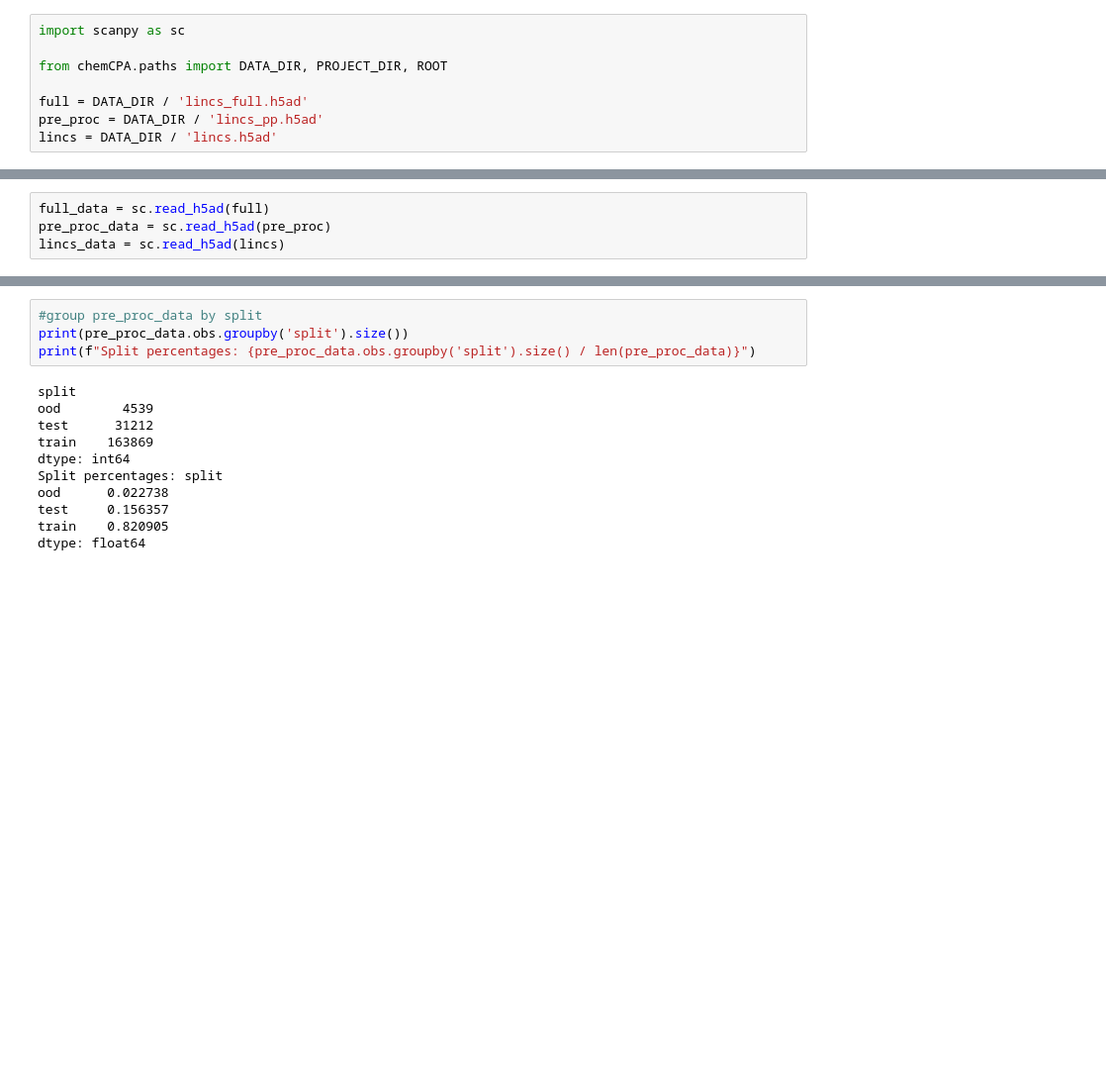
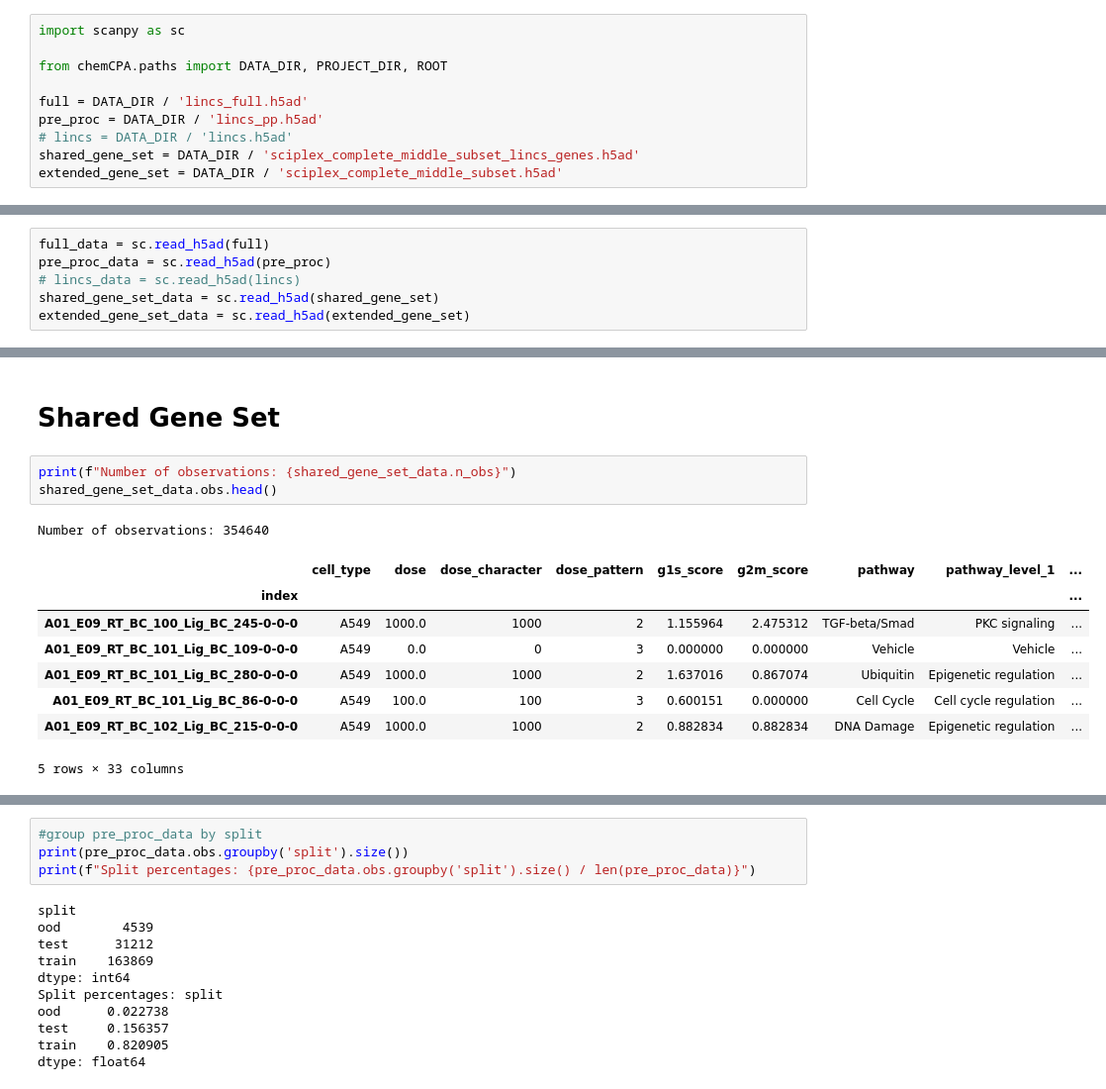
Before and after one commit to Doosheck/forkCPA, a Jupyter notebook: preprocessing/visualize copy.ipynb, the cells around one changed output, grey strips where cells are left out. Shown at 99% size. Cells and saved outputs as stored; diff of their text form; blank space fills up the shorter version.

```diff
--- a/preprocessing/visualize copy.ipynb
+++ b/preprocessing/visualize copy.ipynb
@@ -5,4 +5,6 @@ from chemCPA.paths import DATA_DIR, PROJECT_DIR, ROOT
 
 full = DATA_DIR / 'lincs_full.h5ad'
 pre_proc = DATA_DIR / 'lincs_pp.h5ad'
-lincs = DATA_DIR / 'lincs.h5ad'
+# lincs = DATA_DIR / 'lincs.h5ad'
+shared_gene_set = DATA_DIR / 'sciplex_complete_middle_subset_lincs_genes.h5ad'
+extended_gene_set = DATA_DIR / 'sciplex_complete_middle_subset.h5ad'
@@ -9,4 +15,6 @@ lincs = DATA_DIR / 'lincs.h5ad'
 # %%
 full_data = sc.read_h5ad(full)
 pre_proc_data = sc.read_h5ad(pre_proc)
-lincs_data = sc.read_h5ad(lincs)
+# lincs_data = sc.read_h5ad(lincs)
+shared_gene_set_data = sc.read_h5ad(shared_gene_set)
+extended_gene_set_data = sc.read_h5ad(extended_gene_set)
@@ -23,3 +32,18 @@ Number of observations: 1034271
 | REP.A001_A375_24H_X1_B22:A05-2 | A375 | REP.A001_A375_24H_X1_B22 | A05 | 2 | -666.0 | -666 | DMSO | DMSO | ... |
 | REP.A001_A375_24H_X1_B22:A06-2 | A375 | REP.A001_A375_24H_X1_B22 | A06 | 2 | -666.0 | -666 | DMSO | DMSO | ... |
 | REP.A001_A375_24H_X1_B22:A07-2 | A375 | REP.A001_A375_24H_X1_B22 | A07 | 2 | 10.0 | um | BRD-K25114078 | aminoguanidine | ... |
+# %% [markdown]
+# Shared Gene Set
+# %%
+print(f"Number of observations: {shared_gene_set_data.n_obs}")
+shared_gene_set_data.obs.head()
+# %% [output]
+Number of observations: 354640
+|  | cell_type | dose | dose_character | dose_pattern | g1s_score | g2m_score | pathway | pathway_level_1 | ... |
+| index |  |  |  |  |  |  |  |  | ... |
+| A01_E09_RT_BC_100_Lig_BC_245-0-0-0 | A549 | 1000.0 | 1000 | 2 | 1.155964 | 2.475312 | TGF-beta/Smad | PKC signaling | ... |
+| A01_E09_RT_BC_101_Lig_BC_109-0-0-0 | A549 | 0.0 | 0 | 3 | 0.000000 | 0.000000 | Vehicle | Vehicle | ... |
+| A01_E09_RT_BC_101_Lig_BC_280-0-0-0 | A549 | 1000.0 | 1000 | 2 | 1.637016 | 0.867074 | Ubiquitin | Epigenetic regulation | ... |
+| A01_E09_RT_BC_101_Lig_BC_86-0-0-0 | A549 | 100.0 | 100 | 3 | 0.600151 | 0.000000 | Cell Cycle | Cell cycle regulation | ... |
+| A01_E09_RT_BC_102_Lig_BC_215-0-0-0 | A549 | 1000.0 | 1000 | 2 | 0.882834 | 0.882834 | DNA Damage | Epigenetic regulation | ... |
+5 rows × 33 columns
```
Also changed, not shown: parts of 8 cells of this notebook, 3 other files.
